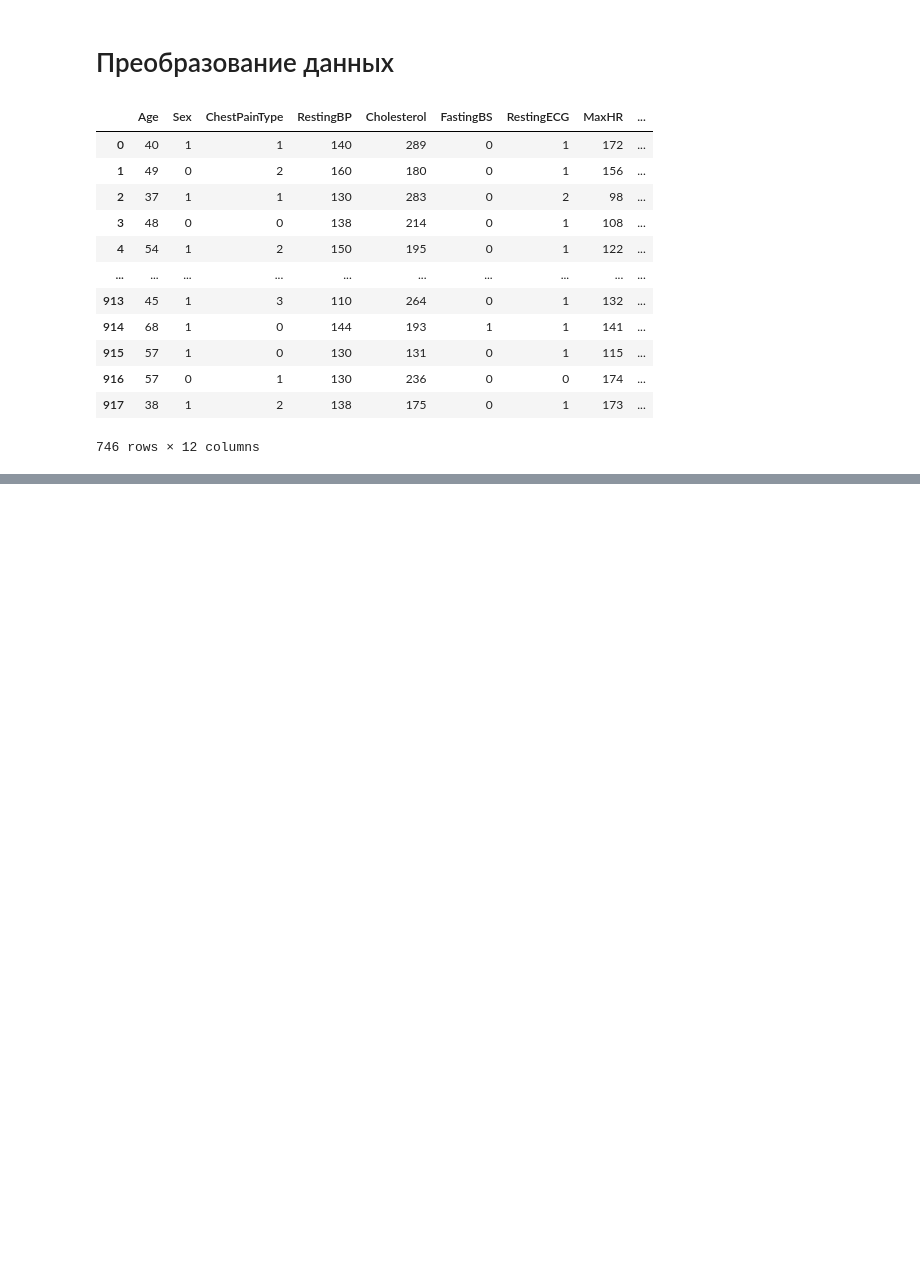
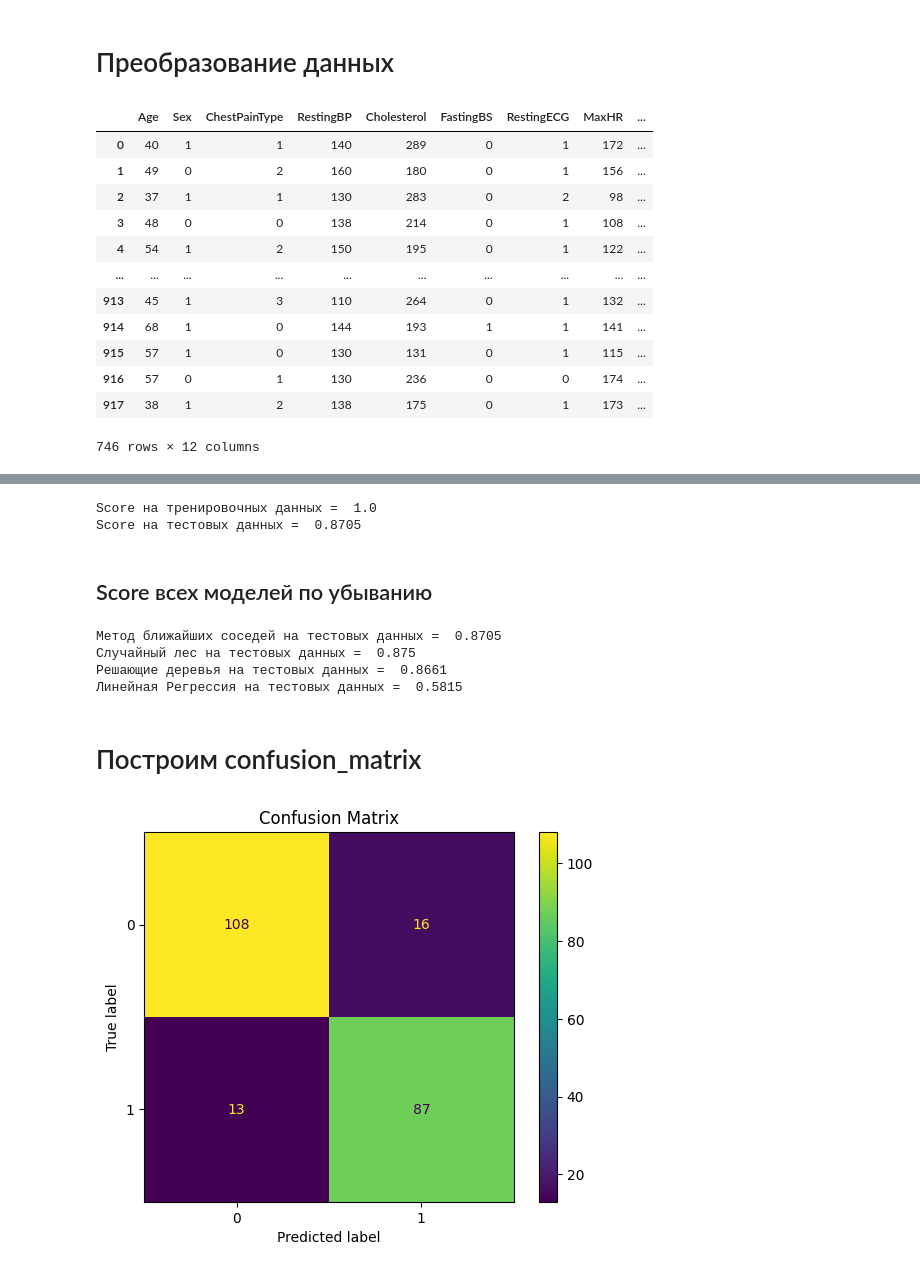
Before and after one commit to DenK5/Course_project_2, a Jupyter notebook: Heart Failure-main.ipynb, the cells around one changed output, grey strips where cells are left out. Drawn from its saved outputs; the diff is of its cells as text; code cells hidden in the pictures; blank space fills up the shorter version.

Commit message:
Add LinearRegression, K-Nearest Neighbors, RandomForest

```diff
--- a/Heart Failure-main.ipynb
+++ b/Heart Failure-main.ipynb
@@ -337,0 +365,7 @@ df
+# %%
+clf = tree.DecisionTreeClassifier()
+
+parametrs = {'criterion': ['entropy'], 'max_depth': range(1, 10), 'max_features': range(1, 10), 'min_samples_leaf': range(1, 20)}
+
+grid_search_cv_clf = GridSearchCV(clf, parametrs, cv = 5)
+grid_search_cv_clf.fit(X_train, y_train)
@@ -337,0 +397,9 @@ df
+# %%
+clf_forest = RandomForestClassifier()
+
+parametrs_fr = {'max_depth':[3, 5, 10],
+              'n_estimators':[10, 100, 200],
+              'max_features':[1, 3, 5, 7]}
+
+grid_search_cv_forest = GridSearchCV(clf_forest, parametrs_fr, cv = 5)
+grid_search_cv_forest.fit(X_train, y_train)
@@ -337,0 +427,11 @@ df
+# %%
+knn = KNeighborsClassifier()
+
+param_knn = {
+    'n_neighbors': range(1, 30),
+    'weights': ['uniform', 'distance'],
+    'algorithm': ['auto', 'ball_tree', 'kd_tree'],
+    'leaf_size': range(10, 50, 5)}
+
+grid_search_knn = GridSearchCV(knn, param_knn, cv=5)
+grid_search_knn.fit(X_train, y_train)
@@ -337,0 +451,22 @@ df
+# %%
+best_clf_knn = grid_search_knn.best_estimator_
+# %%
+print('Score на тренировочных данных = ', round(best_clf_knn.score(X_train, y_train), 4))
+print('Score на тестовых данных = ', round(best_clf_knn.score(X_test, y_test), 4))
+# %% [output]
+Score на тренировочных данных =  1.0
+Score на тестовых данных =  0.8705
+# %% [markdown]
+## Score всех моделей по убыванию
+# %%
+print('Метод ближайших соседей на тестовых данных = ', round(best_clf_knn.score(X_test, y_test), 4))
+print('Случайный лес на тестовых данных = ', round(best_clf_rf.score(X_test, y_test), 4))
+print('Решающие деревья на тестовых данных = ', round(best_clf.score(X_test, y_test), 4))
+print('Линейная Регрессия на тестовых данных = ', round(linear_model.score(X_test, y_test), 4))
+# %% [output]
+Метод ближайших соседей на тестовых данных =  0.8705
+Случайный лес на тестовых данных =  0.875
+Решающие деревья на тестовых данных =  0.8661
+Линейная Регрессия на тестовых данных =  0.5815
+# %% [markdown]
+# Построим confusion_matrix
@@ -337,0 +477,13 @@ df
+# %%
+# Возьмем лучший класификатор - случайный лес
+y_pred = best_clf_knn.predict(X_test)
+
+cm = confusion_matrix(y_test, y_pred)
+
+disp = ConfusionMatrixDisplay(confusion_matrix=cm)
+
+disp.plot(cmap=plt.cm.viridis)
+plt.title('Confusion Matrix')
+plt.show()
+# %% [output]
+[figure, added]
```
Also changed, not shown: parts of 23 cells of this notebook.
